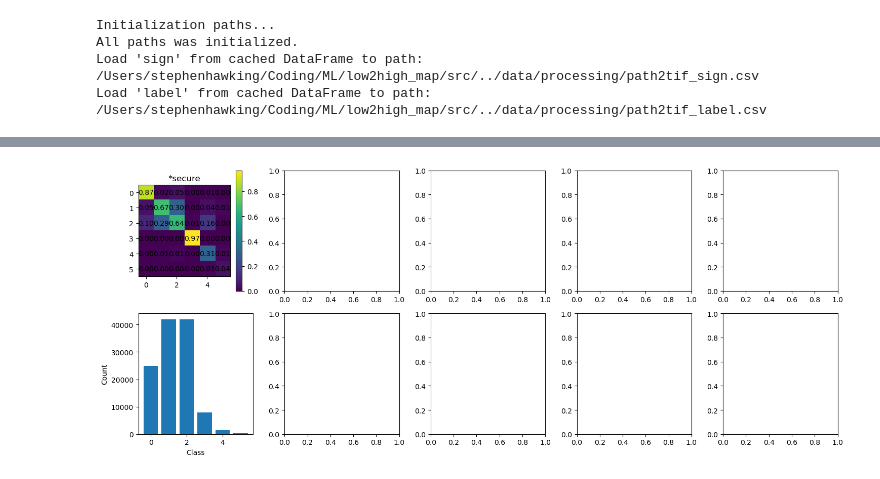
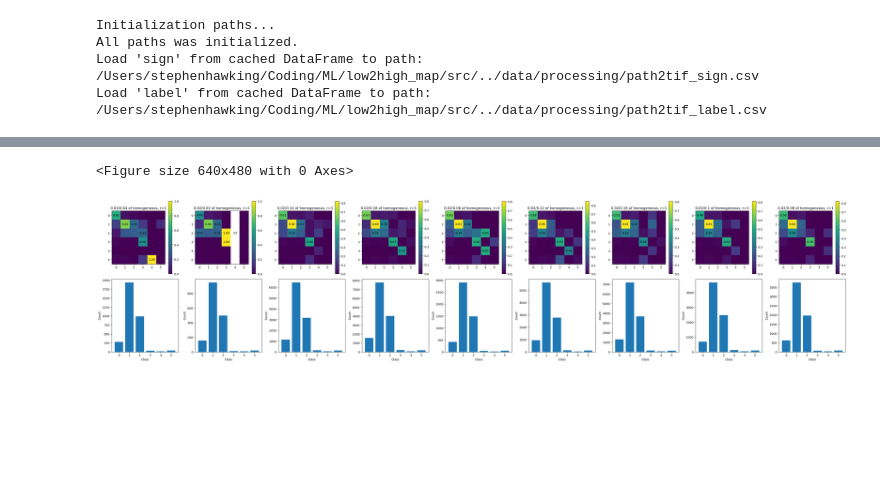
Before and after one commit to 1cosmic/low2high_map, a Jupyter notebook: src/auto-sci.ipynb, the cells around one changed output, grey strips where cells are left out. Cells and saved outputs as stored; diff of their text form; code cells hidden in the pictures; blank space fills up the shorter version.

```diff
--- a/src/auto-sci.ipynb
+++ b/src/auto-sci.ipynb
@@ -14,7 +14,7 @@ if downgrade_labels:
     src = DEFAULT_PATH["labels"]
     out = DEFAULT_PATH["labels"] + "downgraded/"
     classes_matching = DEFAULT_PATH["labels"] + "classes_matching.csv"
-    downgrade_classes(src, out, classes_matching)
+    downgrade_classes(src, out, classes_matching, force=True)
     DEFAULT_PATH["labels"] = out
 
 # you can use force=True for re-write all caches.
@@ -39,14 +39,19 @@ Load 'label' from cached DataFrame to path:  /Users/stephenhawking/Coding/ML/low
 # %%
 config_grid = {
     "resize": ["by_label"],
-    "mask_mode": ["secure"],
+    "mask_mode": ["homogeneous"],
+    # "mask_mode": ["homogeneous"],
     "r": [1],
-    "percent": [0.1],
-    "stratify": [True],
+    # "r": [1],
+    # "percent": [0.05 * i for i in range(4)[1:]],
+    "percent": [0.02],
+    "homogen_percent": [0.02 * i for i in range(10)][1:],
+    # "homogen_percent": [0.1],
+    # "stratify": [False, True],
+    "stratify": [False],
 }
-store_models = True
 
 best_models = analyse_best_model(
-    config_grid, signs_paths, labels_paths, store_models=store_models, verbose=True
+    config_grid, signs_paths, labels_paths, store_models=True, verbose=False
 )
 # %% [output]
@@ -87,41 +130,18 @@ Classification Report:
 # %%
-take_first = 5
-count = take_first if len(best_models) > take_first else len(best_models)
+take_first = len(best_models)
 models = []
 
-if not store_models:
-    for i in tqdm(range(count), desc="Training models and store it in RAM to fulltest"):
-        mm = best_models[i]["mask_mode"]
-        rr = best_models[i]["r"]
-        pc = best_models[i]["percent"]
-        rz = best_models[i]["resize"]
-        st = best_models[i]["stratify"]
+for m in best_models[:take_first]:
+    models.append(
+        {
+            "model": m["model"],
+            "report": m["report"],
+            "cf_matrix": m["cf_matrix"],
+            "f1": m["f1_score"],
+        }
+    )
 
-        z_x, z_y, loaded_tiles, _ = generate_dataset(
-            signs_paths,
-            labels_paths,
-            mask_mode=mm,
-            r=rr,
-            percent=pc,
-            resize=rz,
-            stratify=st,
-            verbose=False,
-        )
-        m, report, cf_matrix, f1 = train_model(z_x, z_y, save=False, verbose=False)
-        models.append({"model": m, "report": report, "cf_matrix": cf_matrix, "f1": f1})
-else:
-    for m in best_models[:count]:
-        models.append(
-            {
-                "model": m["model"],
-                "report": m["report"],
-                "cf_matrix": m["cf_matrix"],
-                "f1": m["f1_score"],
-            }
-        )
+spyder_eye(best_models, models)
+# %% [output]
+<Figure size 640x480 with 0 Axes>
+[figure, added]
-# %%
-from visualisation import *
-
-spyder_eye(best_models, models)
-# %% [output]
-[figure, removed]
```
Also changed, not shown: parts of 4 cells of this notebook, 6 other files.
